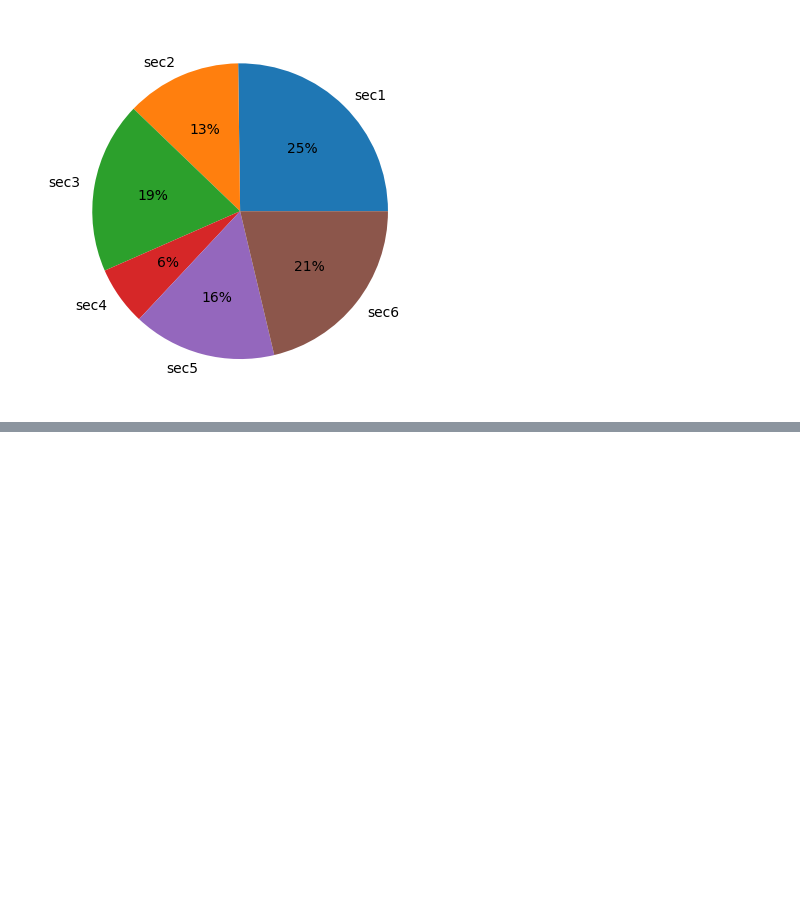
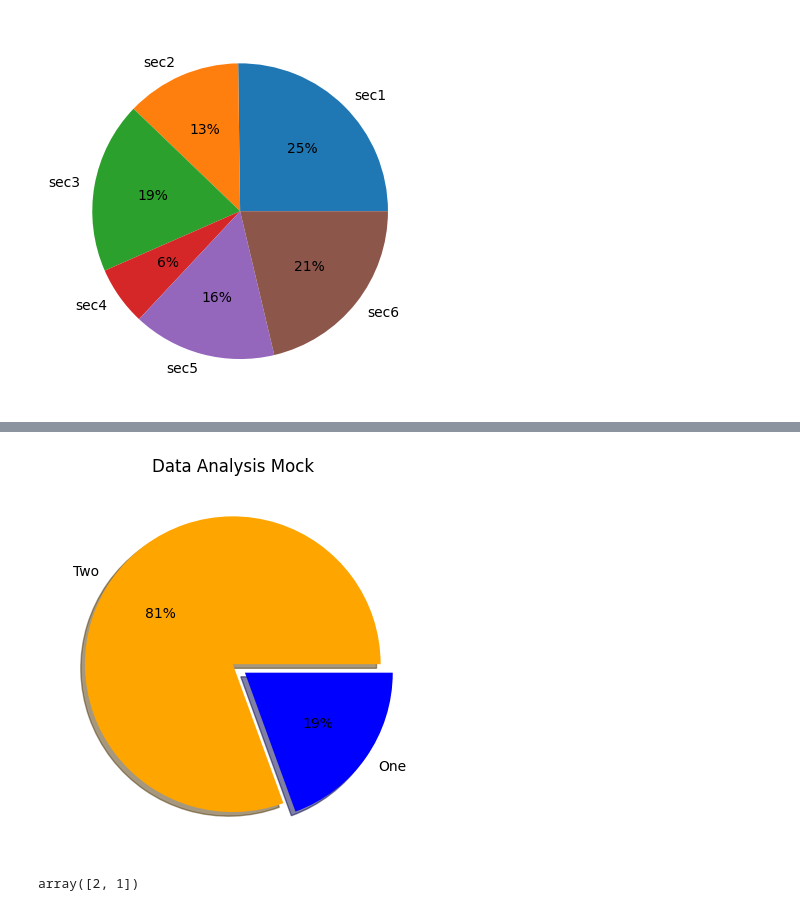
Before and after one commit to AshaS591/Data-Analytics, a Jupyter notebook: pie_charts.ipynb, the cells around one changed output, grey strips where cells are left out. Drawn from its saved outputs; the diff is of its cells as text; code cells hidden in the pictures; blank space fills up the shorter version.

```diff
--- a/pie_charts.ipynb
+++ b/pie_charts.ipynb
@@ -17,0 +37,11 @@ plt.show()
+# %%
+
+plt.pie([29,7],autopct='%0.0f%%',labels=['Two','One'],shadow=True,explode=[0,0.1],colors=['Orange','blue'])
+plt.title('Data Analysis Mock')
+plt.show()
+# %% [output]
+[figure, added]
+# %%
+df['Mock1'].unique()
+# %% [output]
+array([2, 1])
```
Also changed, not shown: parts of 3 cells of this notebook.
